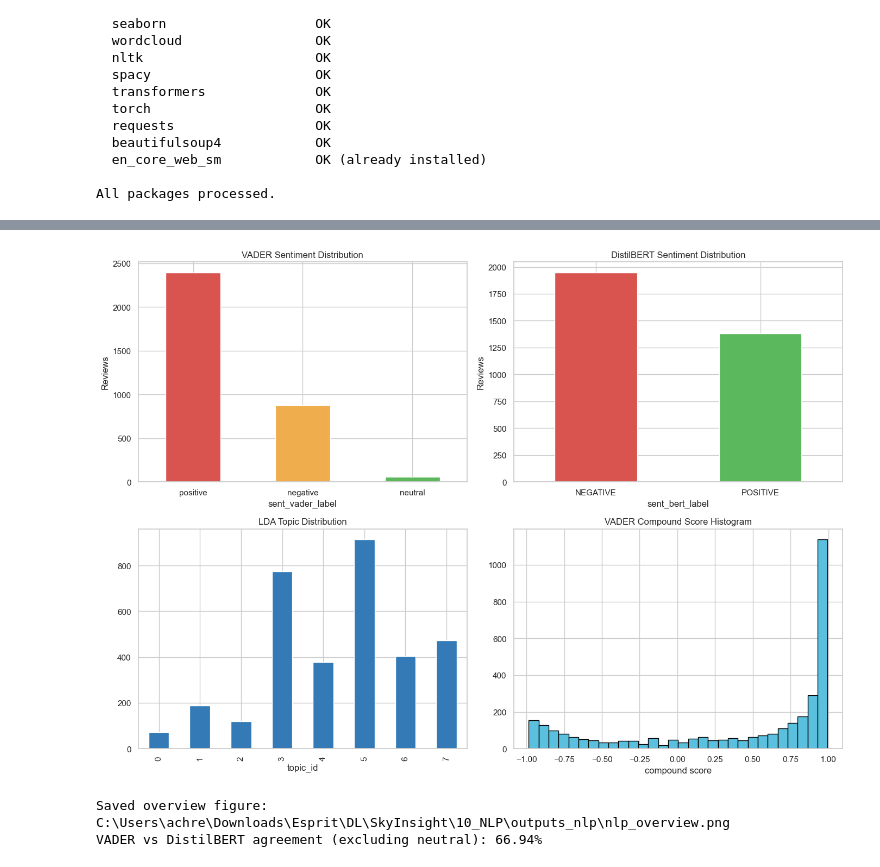
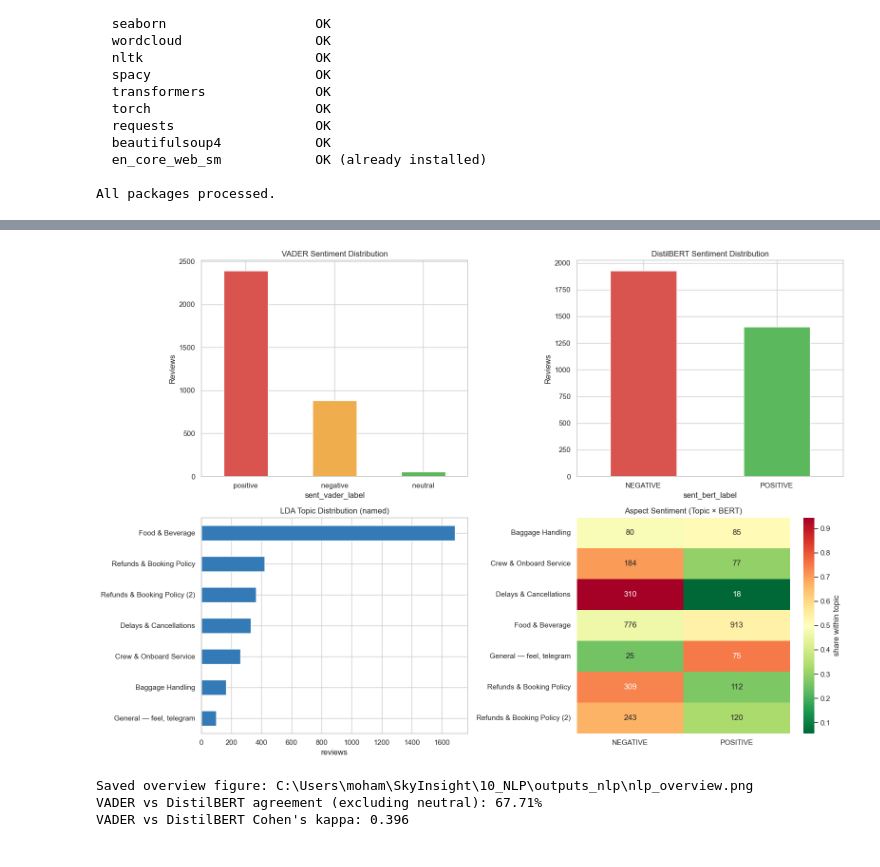
Before and after one commit to Larousse2001/SkyInsight, a Jupyter notebook: 10_NLP/airline_reviews_nlp_pipeline.ipynb, the cells around one changed output, grey strips where cells are left out. Drawn from its saved outputs; the diff is of its cells as text; code cells hidden in the pictures.

```diff
--- a/10_NLP/airline_reviews_nlp_pipeline.ipynb
+++ b/10_NLP/airline_reviews_nlp_pipeline.ipynb
@@ -321,6 +761,7 @@ import torch
 nltk.download("vader_lexicon", quiet=True)
 from nltk.sentiment import SentimentIntensityAnalyzer
 from transformers import pipeline
+from sklearn.metrics import cohen_kappa_score
 
 DEVICE = 0 if torch.cuda.is_available() else -1
 
@@ -360,6 +801,21 @@ df_all["sent_bert_label"] = labels
 df_all["sent_bert_score"] = scores
 print("\nDistilBERT distribution:")
 print(df_all["sent_bert_label"].value_counts())
+
+# ---- Cohen's kappa: VADER vs DistilBERT (binary, ignoring neutral) ----
+def _vader_to_binary(lbl):
+    if lbl == "positive": return "POSITIVE"
+    if lbl == "negative": return "NEGATIVE"
+    return None
+
+vb = df_all["sent_vader_label"].apply(_vader_to_binary)
+m = vb.notna()
+if m.sum() > 0:
+    kappa = cohen_kappa_score(vb[m].astype(str), df_all.loc[m, "sent_bert_label"].astype(str))
+else:
+    kappa = float("nan")
+print(f"\nCohen's kappa (VADER vs DistilBERT, binary): {kappa:.3f}")
+df_all.attrs["vader_bert_kappa"] = float(kappa) if kappa == kappa else None
 # %% [output]
 VADER distribution:
 sent_vader_label
@@ -497,5 +1090,5 @@ Saved summary:      C:\Users\achre\Downloads\Esprit\DL\SkyInsight\10_NLP\outputs
 # %%
-# 10) Visualization & Validation (Phase 3 / Phase 5 deliverables)
+# 10) Visualization & Validation
 import matplotlib.pyplot as plt
 import seaborn as sns
 import numpy as np
@@ -503,7 +1096,7 @@ import pandas as pd
 
 sns.set_theme(style="whitegrid")
 
-fig, axes = plt.subplots(2, 2, figsize=(14, 10))
+fig, axes = plt.subplots(2, 2, figsize=(16, 11))
 
 # Sentiment distributions
 vader_counts = df_all["sent_vader_label"].value_counts()
@@ -514,41 +1107,58 @@ axes[0, 0].tick_params(axis="x", rotation=0)
 
 bert_counts = df_all["sent_bert_label"].value_counts()
 bert_counts.plot(kind="bar", ax=axes[0, 1], color=["#d9534f", "#5cb85c"][:len(bert_counts)])
 axes[0, 1].set_title("DistilBERT Sentiment Distribution")
 axes[0, 1].set_ylabel("Reviews")
 axes[0, 1].tick_params(axis="x", rotation=0)
 
-# Topic distribution
-df_all["topic_id"].value_counts().sort_index().plot(kind="bar", ax=axes[1, 0], color="#337ab7")
-axes[1, 0].set_title("LDA Topic Distribution")
-axes[1, 0].set_xlabel("topic_id")
+# Topic distribution — by LABEL (not numeric id)
+topic_label_counts = (
+    df_all["topic_label"].value_counts().sort_values(ascending=True)
+)
+topic_label_counts.plot(kind="barh", ax=axes[1, 0], color="#337ab7")
+axes[1, 0].set_title("LDA Topic Distribution (named)")
+axes[1, 0].set_xlabel("reviews")
+axes[1, 0].set_ylabel("")
 
-# VADER score histogram
-axes[1, 1].hist(df_all["sent_vader"].dropna(), bins=30, color="#5bc0de", edgecolor="black")
-axes[1, 1].set_title("VADER Compound Score Histogram")
-axes[1, 1].set_xlabel("compound score")
+# Topic × Sentiment heatmap (aspect-based sentiment)
+if "topic_label" in df_all.columns and "sent_bert_label" in df_all.columns:
+    pivot = (
+        df_all.groupby(["topic_label", "sent_bert_label"])
+        .size().unstack(fill_value=0)
+    )
+    # Normalize to row share for interpretability
+    pivot_pct = pivot.div(pivot.sum(axis=1).clip(lower=1), axis=0)
+    sns.heatmap(pivot_pct, annot=pivot, fmt="d", cmap="RdYlGn_r",
+                ax=axes[1, 1], cbar_kws={"label": "share within topic"})
+    axes[1, 1].set_title("Aspect Sentiment (Topic × BERT)")
+    axes[1, 1].set_xlabel(""); axes[1, 1].set_ylabel("")
+else:
+    axes[1, 1].axis("off")
 
 plt.tight_layout()
 viz_path = OUTPUT_DIR / "nlp_overview.png"
 plt.savefig(viz_path, dpi=120, bbox_inches="tight")
 plt.show()
 print(f"Saved overview figure: {viz_path}")
 
 # Cross-check VADER vs DistilBERT agreement (Phase 5 validation)
 def vader_to_binary(lbl):
     if lbl == "positive":
         return "POSITIVE"
     if lbl == "negative":
         return "NEGATIVE"
     return None
 
 mask = df_all["sent_vader_label"].apply(vader_to_binary).notna()
 agree = (
     df_all.loc[mask, "sent_vader_label"].apply(vader_to_binary)
     == df_all.loc[mask, "sent_bert_label"]
 ).mean()
+kappa = df_all.attrs.get("vader_bert_kappa")
 print(f"VADER vs DistilBERT agreement (excluding neutral): {agree:.2%}")
+print(f"VADER vs DistilBERT Cohen's kappa: {kappa if kappa is None else round(kappa, 3)}")
 # %% [output]
-[figure, old version]
+[figure, new version]
-Saved overview figure: C:\Users\achre\Downloads\Esprit\DL\SkyInsight\10_NLP\outputs_nlp\nlp_overview.png
-VADER vs DistilBERT agreement (excluding neutral): 66.94%
+Saved overview figure: C:\Users\moham\SkyInsight\10_NLP\outputs_nlp\nlp_overview.png
+VADER vs DistilBERT agreement (excluding neutral): 67.71%
+VADER vs DistilBERT Cohen's kappa: 0.396
```
Also changed, not shown: parts of 13 cells of this notebook, 26 other files.
